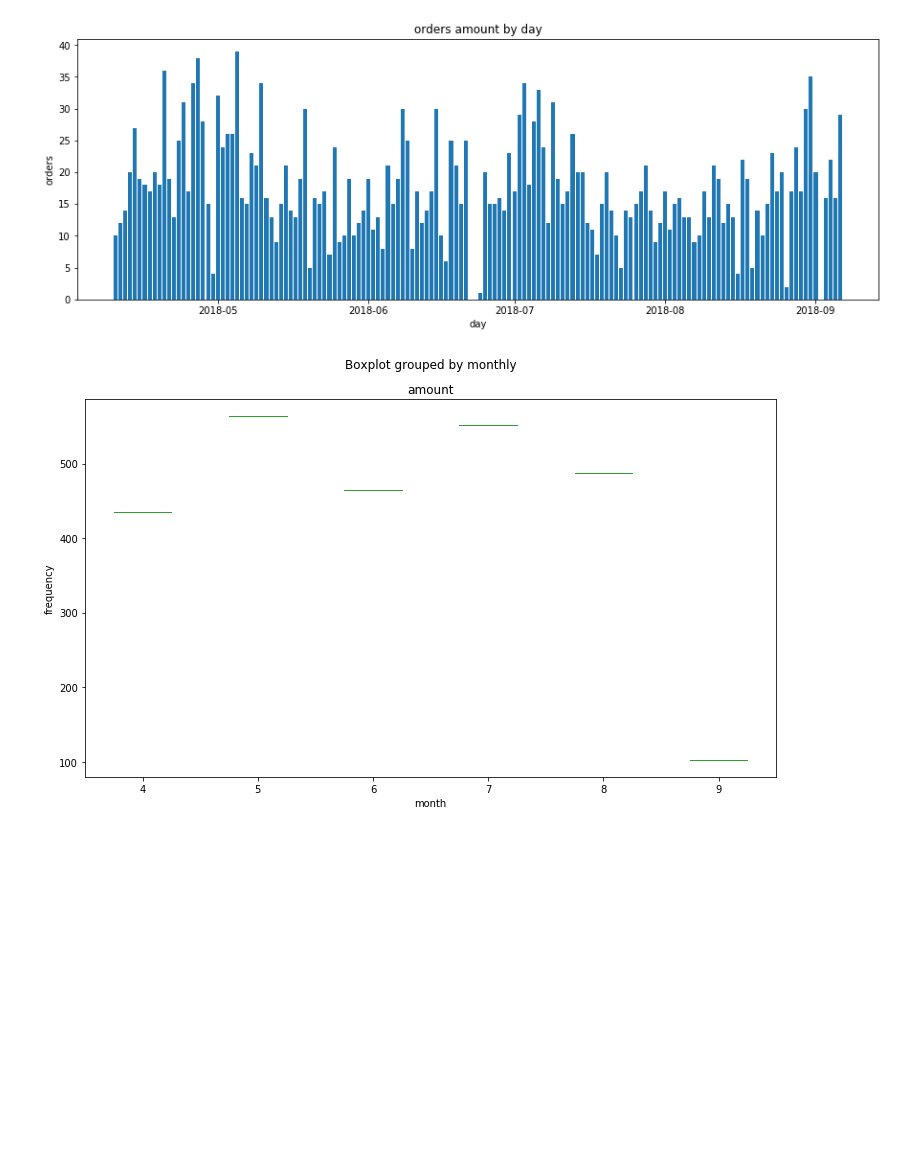
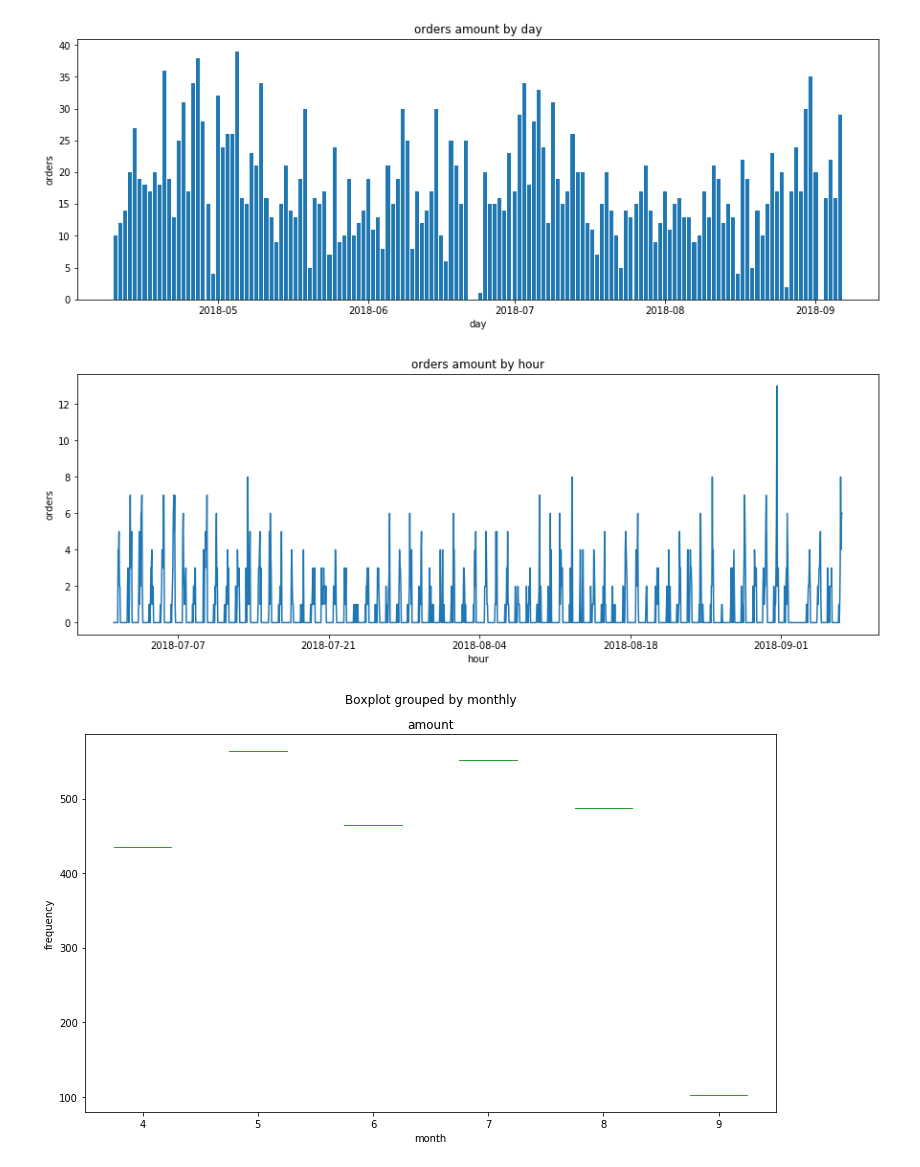
Before and after one commit to SimoAntikainen/wolt-analytics-summer-2019, a Jupyter notebook: Data Science summer intern assignment.ipynb, the cells around one changed output. Cells and saved outputs as stored; diff of their text form; code cells hidden in the pictures; blank space fills up the shorter version.

```diff
--- a/Data Science summer intern assignment.ipynb
+++ b/Data Science summer intern assignment.ipynb
@@ -194,6 +199,19 @@ plt.title('orders amount by day')
 plt.show()
 # %% [output]
 [figure]
+# %%
+hourly_sum = df.groupby(pd.Grouper(key='timestamp',freq='H')).count()
+hourly_sum.rename(columns={'distance':'amount'}, inplace=True)
+
+hourly_sum = hourly_sum[hourly_sum.index > dateutil.parser.parse("2018-07-01")]
+plt.figure(figsize=(15,5))
+plt.plot(hourly_sum.index, hourly_sum.amount)
+plt.xlabel('hour')
+plt.ylabel('orders')
+plt.title('orders amount by hour')
+plt.show()
+# %% [output]
+[figure, added]
 # %%
 monthly_sum = df.groupby(pd.Grouper(key='timestamp',freq='M')).count()
 monthly_sum.rename(columns={'distance':'amount'}, inplace=True)
```
Also changed, not shown: parts of 46 cells of this notebook.
